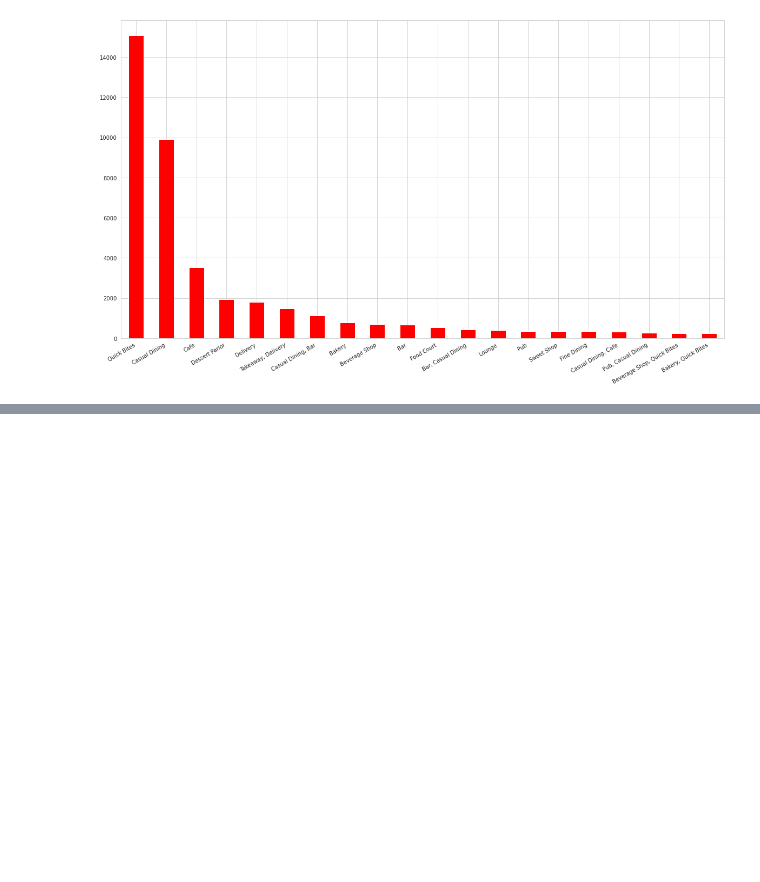
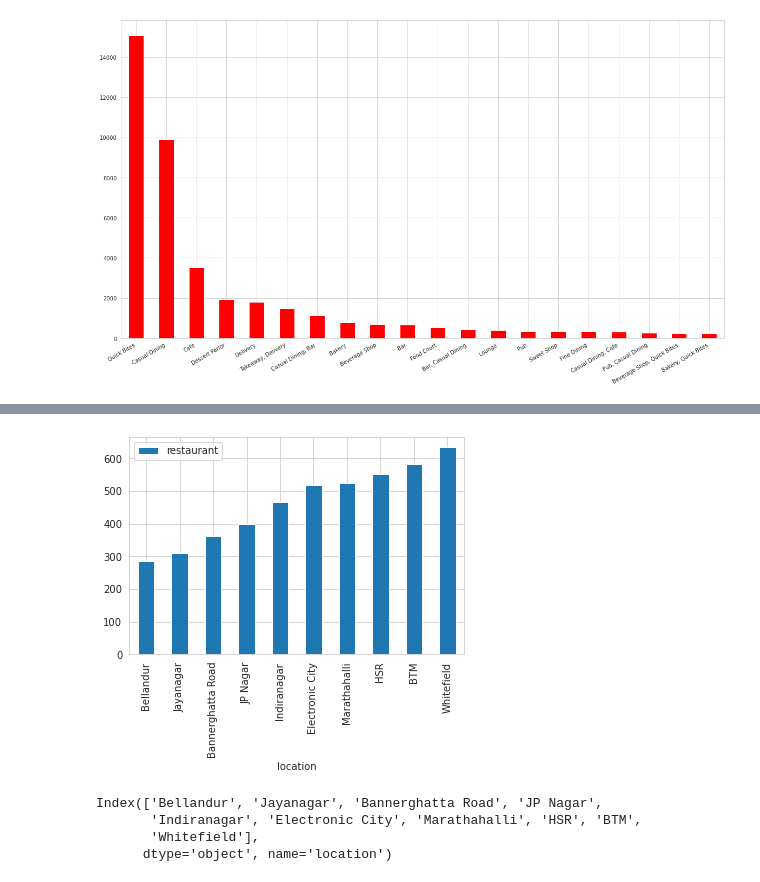
Before and after one commit to Data-Analysis-Projects-Udemy/Project-3-Geospatial-Analysis-Project, a Jupyter notebook: Zomato_EDA.ipynb, the cells around one changed output, grey strips where cells are left out. Saved outputs shown, nothing was run; the diff lists cells and outputs as text; code cells hidden in the pictures; blank space fills up the shorter version.

```diff
--- a/Zomato_EDA.ipynb
+++ b/Zomato_EDA.ipynb
@@ -227,0 +265,11 @@ plt.savefig("./images/rest_type.png")
+# %%
+restaurant=[]
+location=[]
+for key,location_df in df.groupby('location'):
+    location.append(key)
+    restaurant.append(len(location_df['name'].unique()))
+# %%
+df_total=pd.DataFrame(zip(location,restaurant))
+df_total.columns=['location','restaurant']
+df_total.set_index('location',inplace=True)
+df_total.sort_values(by='restaurant').tail(10)
@@ -227,0 +289,12 @@ plt.savefig("./images/rest_type.png")
+# %%
+df_total.sort_values(by='restaurant').tail(10).plot.bar()
+plt.savefig("./images/sort_rest.png")
+# %% [output]
+[figure, added]
+# %%
+df_total.sort_values(by='restaurant').tail(10).index
+# %% [output]
+Index(['Bellandur', 'Jayanagar', 'Bannerghatta Road', 'JP Nagar',
+       'Indiranagar', 'Electronic City', 'Marathahalli', 'HSR', 'BTM',
+       'Whitefield'],
+      dtype='object', name='location')
```
Also changed, not shown: parts of 4 cells of this notebook, 5 other files.
